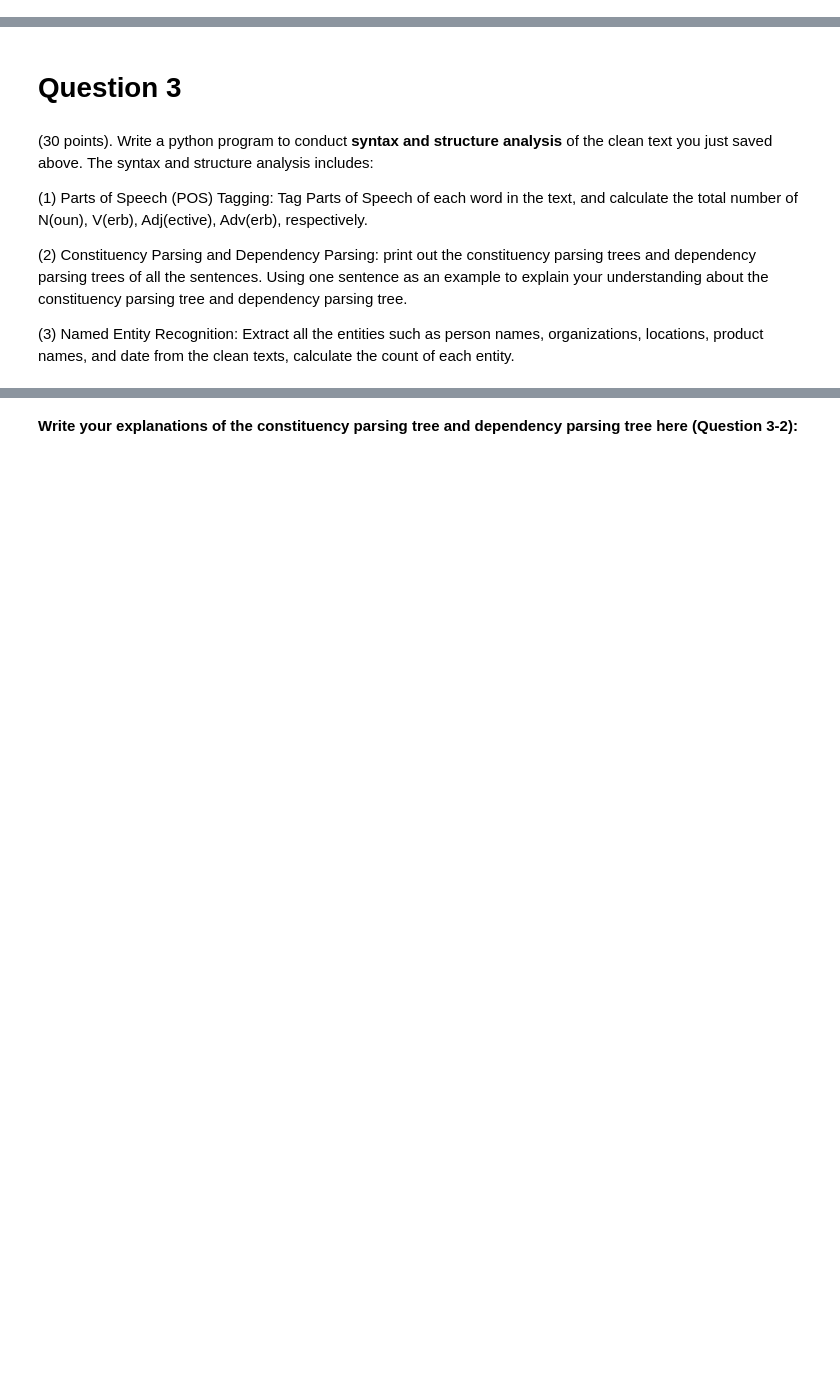
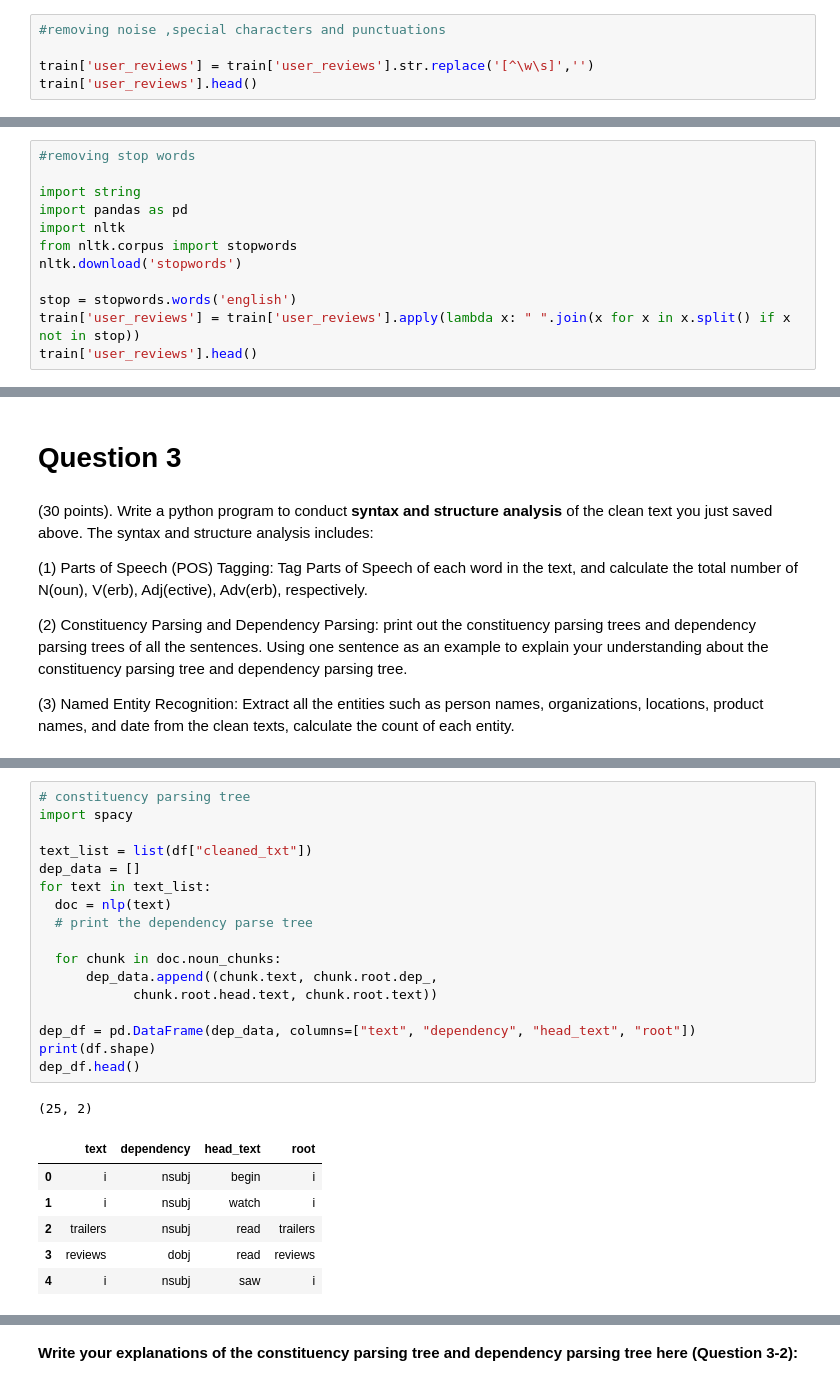
Before and after one commit to ManishaLokasani/Manisha_INFO5731_Spring2023, a Jupyter notebook: INFO5731_Assignment_Two.ipynb, the cells around one changed output, grey strips where cells are left out. Cells and saved outputs as stored; diff of their text form; blank space fills up the shorter version.

```diff
--- a/INFO5731_Assignment_Two.ipynb
+++ b/INFO5731_Assignment_Two.ipynb
@@ -135,0 +98,5 @@ df["User Reviews"][0][3]
+# %%
+#removing noise ,special characters and punctuations
+
+train['user_reviews'] = train['user_reviews'].str.replace('[^\w\s]','')
+train['user_reviews'].head()
@@ -135,0 +113,12 @@ df["User Reviews"][0][3]
+# %%
+#removing stop words
+
+import string
+import pandas as pd
+import nltk
+from nltk.corpus import stopwords
+nltk.download('stopwords')
+
+stop = stopwords.words('english')
+train['user_reviews'] = train['user_reviews'].apply(lambda x: " ".join(x for x in x.split() if x not in stop))
+train['user_reviews'].head()
@@ -147,0 +317,25 @@ df["User Reviews"][0][3]
+# %%
+# constituency parsing tree
+import spacy
+
+text_list = list(df["cleaned_txt"])
+dep_data = []
+for text in text_list:
+  doc = nlp(text)
+  # print the dependency parse tree
+
+  for chunk in doc.noun_chunks:
+      dep_data.append((chunk.text, chunk.root.dep_,
+            chunk.root.head.text, chunk.root.text))
+
+dep_df = pd.DataFrame(dep_data, columns=["text", "dependency", "head_text", "root"])
+print(df.shape)
+dep_df.head()
+# %% [output]
+(25, 2)
+|  | text | dependency | head_text | root |
+| 0 | i | nsubj | begin | i |
+| 1 | i | nsubj | watch | i |
+| 2 | trailers | nsubj | read | trailers |
+| 3 | reviews | dobj | read | reviews |
+| 4 | i | nsubj | saw | i |
```
Also changed, not shown: parts of 17 cells of this notebook.
